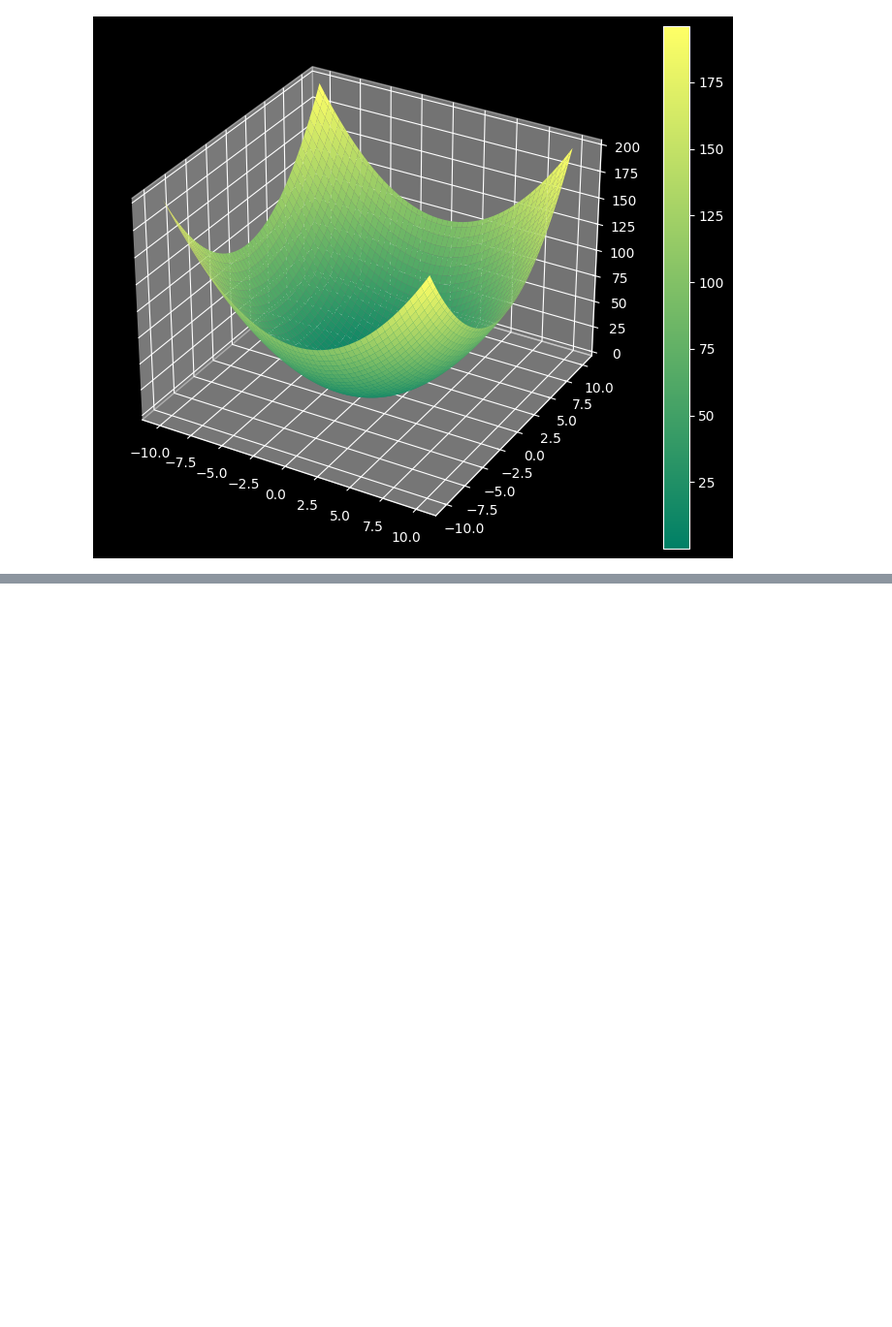
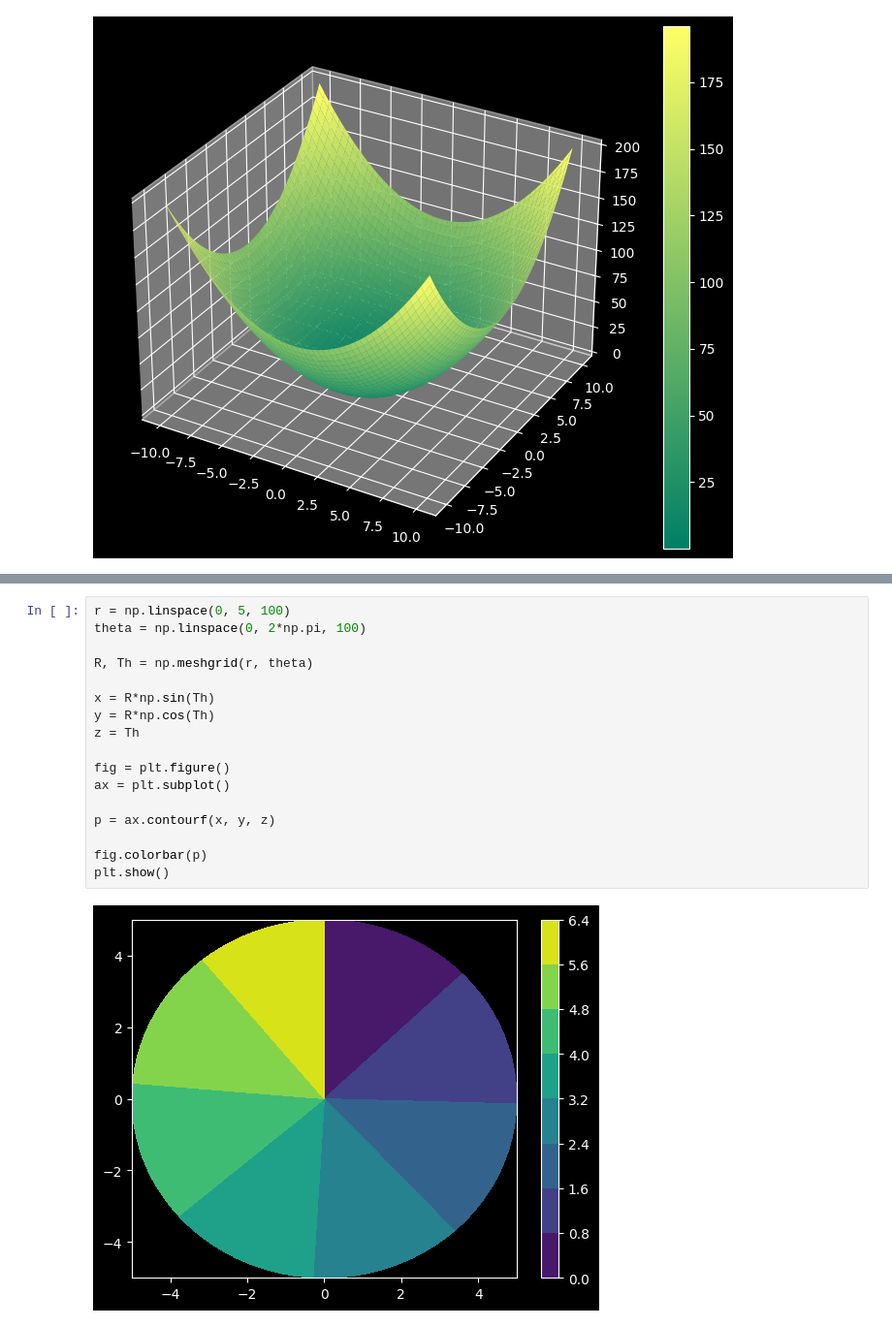
Before and after one commit to ayansuvra/Data-Analysis, a Jupyter notebook: AdvanceMatplotlib.ipynb, the cells around one changed output, grey strips where cells are left out. Shown at 97% size. Drawn from its saved outputs; the diff is of its cells as text; blank space fills up the shorter version.

```diff
--- a/AdvanceMatplotlib.ipynb
+++ b/AdvanceMatplotlib.ipynb
@@ -215,0 +234,19 @@ ax.plot_surface(x, y, z)
+# %%
+r = np.linspace(0, 5, 100)
+theta = np.linspace(0, 2*np.pi, 100)
+
+R, Th = np.meshgrid(r, theta)
+
+x = R*np.sin(Th)
+y = R*np.cos(Th)
+z = Th
+
+fig = plt.figure()
+ax = plt.subplot()
+
+p = ax.contourf(x, y, z)
+
+fig.colorbar(p)
+plt.show()
+# %% [output]
+[figure, added]
```
Also changed, not shown: parts of 26 cells of this notebook, 1 other file.
